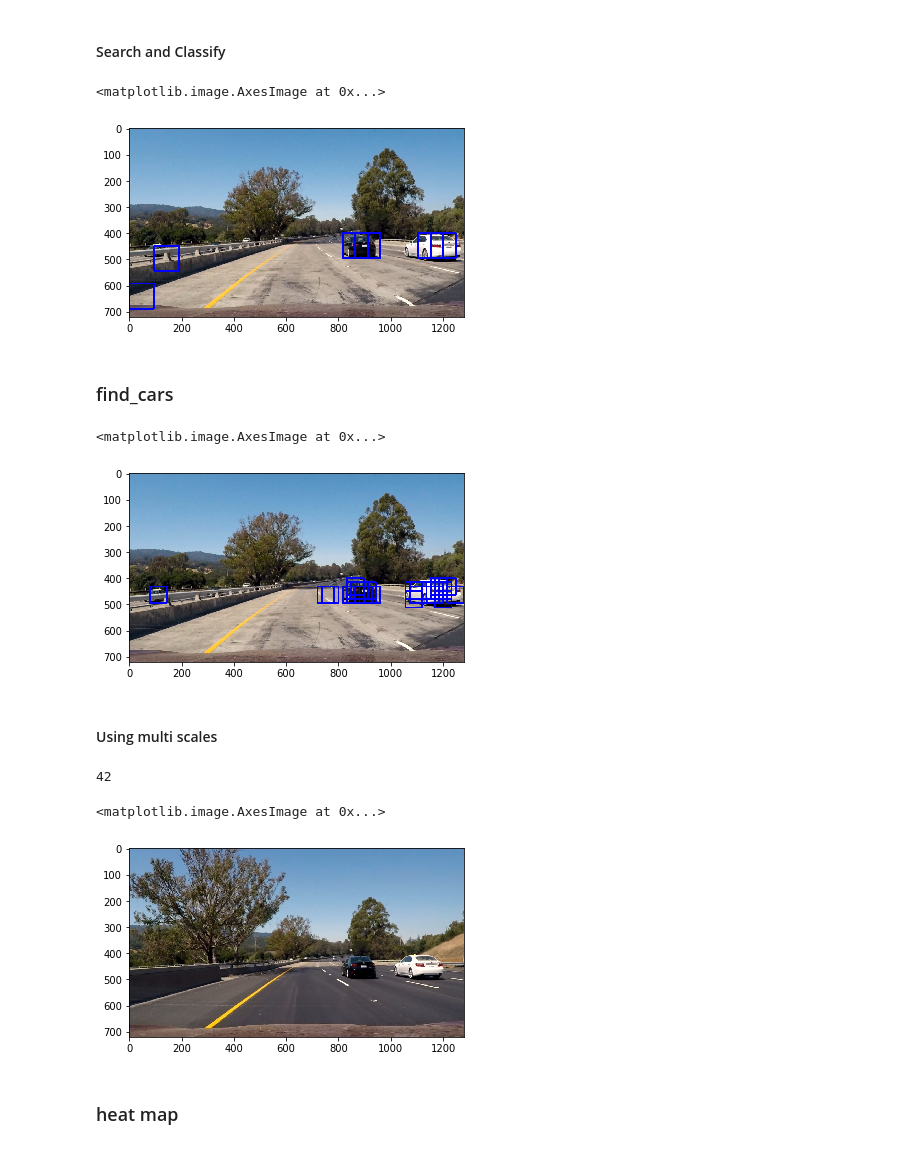
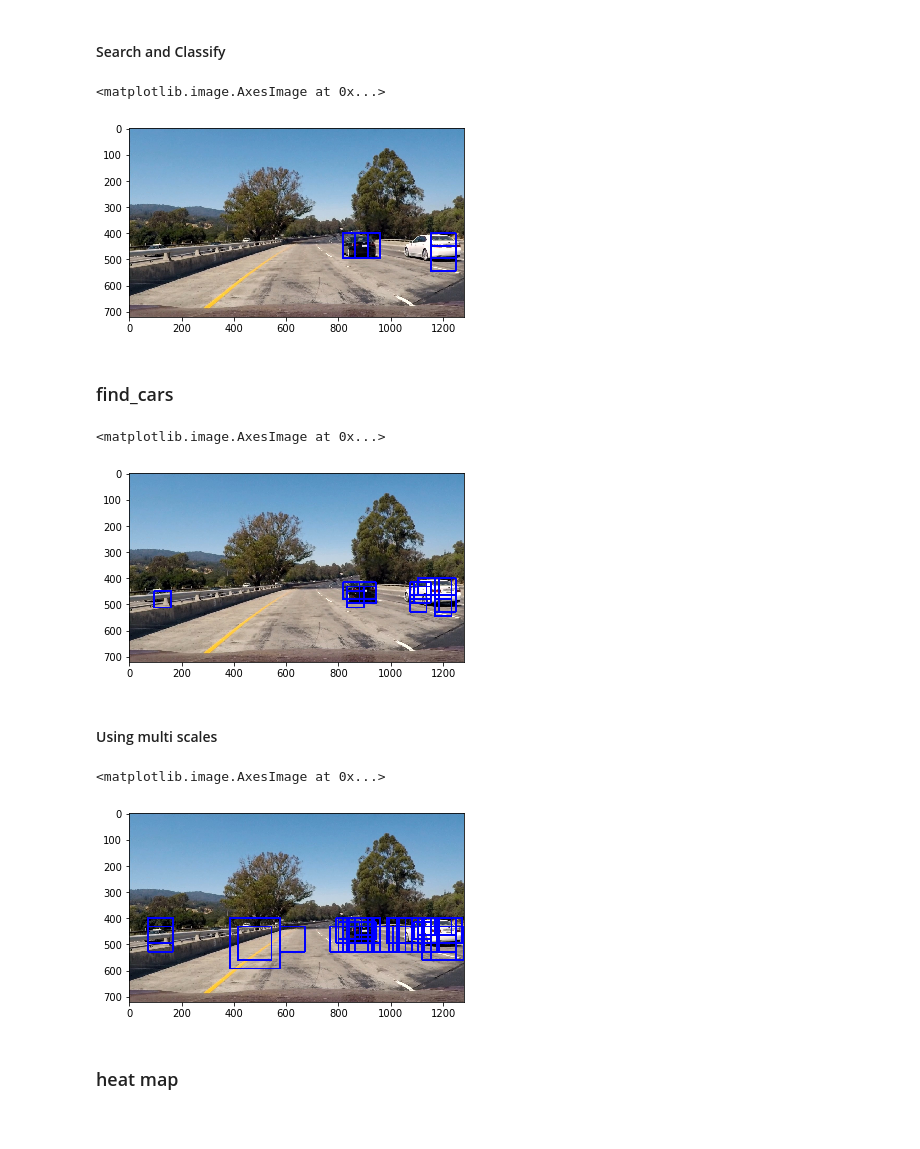
Before and after one commit to yuan-ji/CarND-Vehicle-Detection, a Jupyter notebook: project.ipynb, the cells around one changed output. Drawn from its saved outputs; the diff is of its cells as text; code cells hidden in the pictures.

```diff
--- a/project.ipynb
+++ b/project.ipynb
@@ -182,7 +182,7 @@ def extract_features(imgs, color_space='RGB', spatial_size=(32, 32),
 
 ####################### Param setting#####################
 
-color_space = 'YCrCb' # Can be RGB, HSV, LUV, HLS, YUV, YCrCb
+color_space = 'HLS' # Can be RGB, HSV, LUV, HLS, YUV, YCrCb
 orient = 11  # HOG orientations
 pix_per_cell = 16 # HOG pixels per cell
 cell_per_block = 2 # HOG cells per block
@@ -438,7 +438,7 @@ window_img = draw_boxes(draw_image, hot_windows, color=(0, 0, 255), thick=6)
 plt.imshow(window_img)
 # %% [output]
 <matplotlib.image.AxesImage at 0x...>
-[figure, old version]
+[figure, new version]
 # %% [markdown]
 ### find_cars
 # %%
@@ -457,7 +457,7 @@ def convert_color(image, color_space='RGB'):
     else: return np.copy(image)
 # %%
 # Define a single function that can extract features using hog sub-sampling and make predictions
-def find_cars(img, color_space, ystart, ystop, scale, svc, X_scaler, orient, pix_per_cell, cell_per_block, spatial_size, hist_bins):
+def find_cars(img, color_space, spatial_feat,hist_feat, ystart, ystop, scale, svc, X_scaler, orient, pix_per_cell, cell_per_block, spatial_size, hist_bins):
     rectangles = []
     draw_img = np.copy(img)
     img = img.astype(np.float32)/255
@@ -538,37 +538,36 @@ scale = 1.0
 
 ####################### Param setting#####################
 
-out_img,_  = find_cars(timage,color_space, ystart, ystop, scale, svc, X_scaler, orient, pix_per_cell, cell_per_block, spatial_size, hist_bins)
+out_img,_  = find_cars(timage,color_space,spatial_feat,hist_feat, ystart, ystop, scale, svc, X_scaler, orient, pix_per_cell, cell_per_block, spatial_size, hist_bins)
 plt.imshow(out_img)
 # %% [output]
 <matplotlib.image.AxesImage at 0x...>
-[figure, old version]
+[figure, new version]
 # %% [markdown]
 #### Using multi scales
 # %%
 def find_car_multi_scales(img):
     bboxlist = []
-    scales  = [0.8, 1.0, 1.5, 2.0]
-    ystarts = [400, 420, 440, 500]
-    ystops  = [480, 500, 520, 650]
+    scales  = [1.0, 1.0, 1.5, 1.5, 2.0, 2.0, 3.0, 3.0]
+    ystarts = [400, 416, 400, 432, 400, 432, 400, 464]
+    ystops  = [464, 480, 496, 528, 528, 560, 596, 660]
 
     for idx, mscale in enumerate(scales):
-        _,boxs = find_cars(img,color_space, ystarts[idx], ystops[idx], mscale, svc, X_scaler, orient, pix_per_cell, cell_per_block, spatial_size, hist_bins)
+        _,boxs = find_cars(img,color_space, color_space,spatial_feat,ystarts[idx], ystops[idx], mscale, svc, X_scaler, orient, pix_per_cell, cell_per_block, spatial_size, hist_bins)
         bboxlist.extend(boxs)
 
     return bboxlist
 # %%
 # testing multi scales
-timage = mpimg.imread('test_images/test6.jpg')
+timage = mpimg.imread('test_images/test1.jpg')
 
 draw_image = timage.copy()
 bboxs = find_car_multi_scales(timage)
 window_img = draw_boxes(draw_image, bboxs, color=(0, 0, 255), thick=6)
-plt.imshow(draw_image)
+plt.imshow(window_img)
 # %% [output]
-42
+<matplotlib.image.AxesImage at 0x...>
-<matplotlib.image.AxesImage at 0x...>
-[figure, old version]
+[figure, new version]
 # %% [markdown]
 ### heat map
 # %%
```
Also changed, not shown: parts of 7 cells of this notebook, 2 other files.
